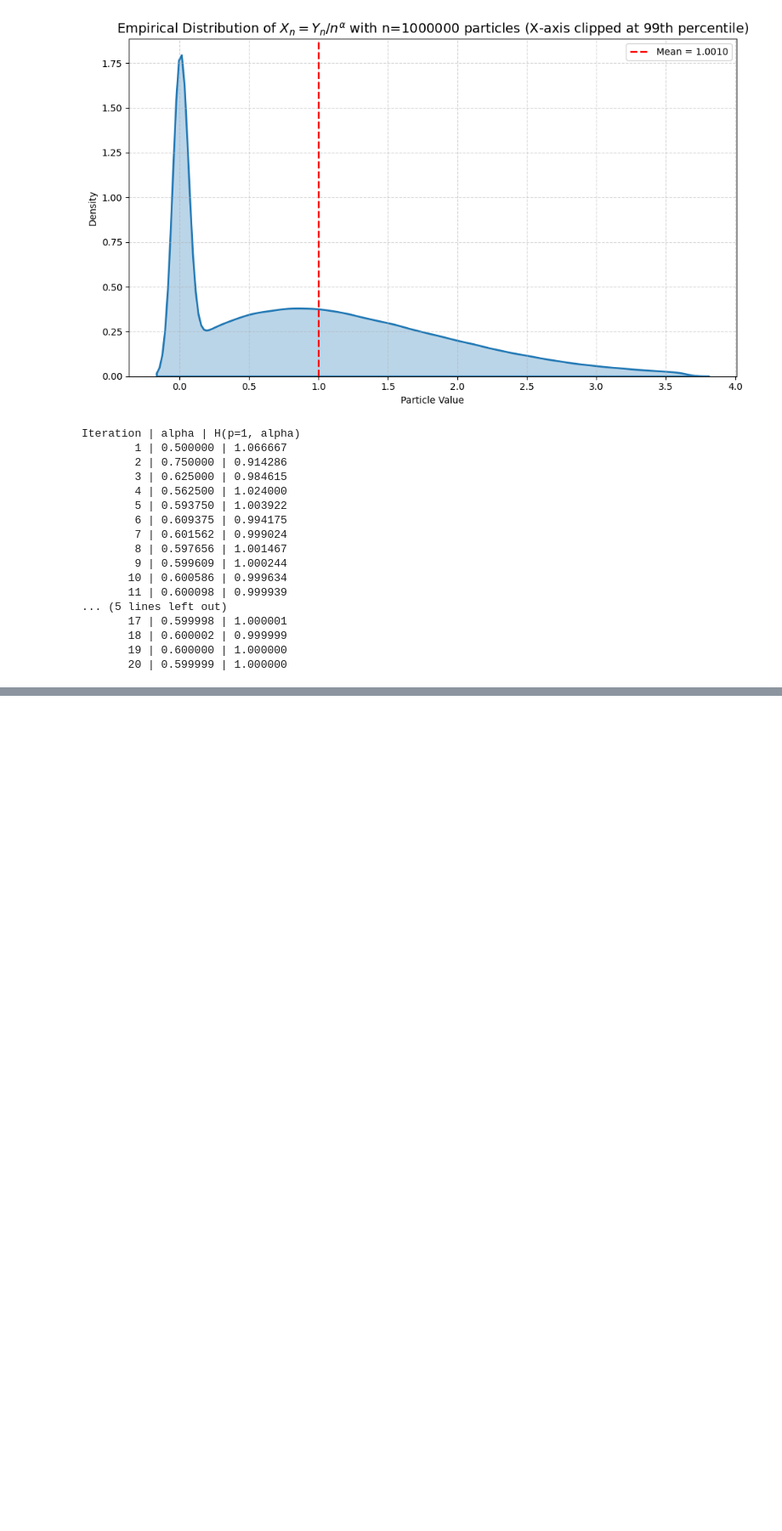
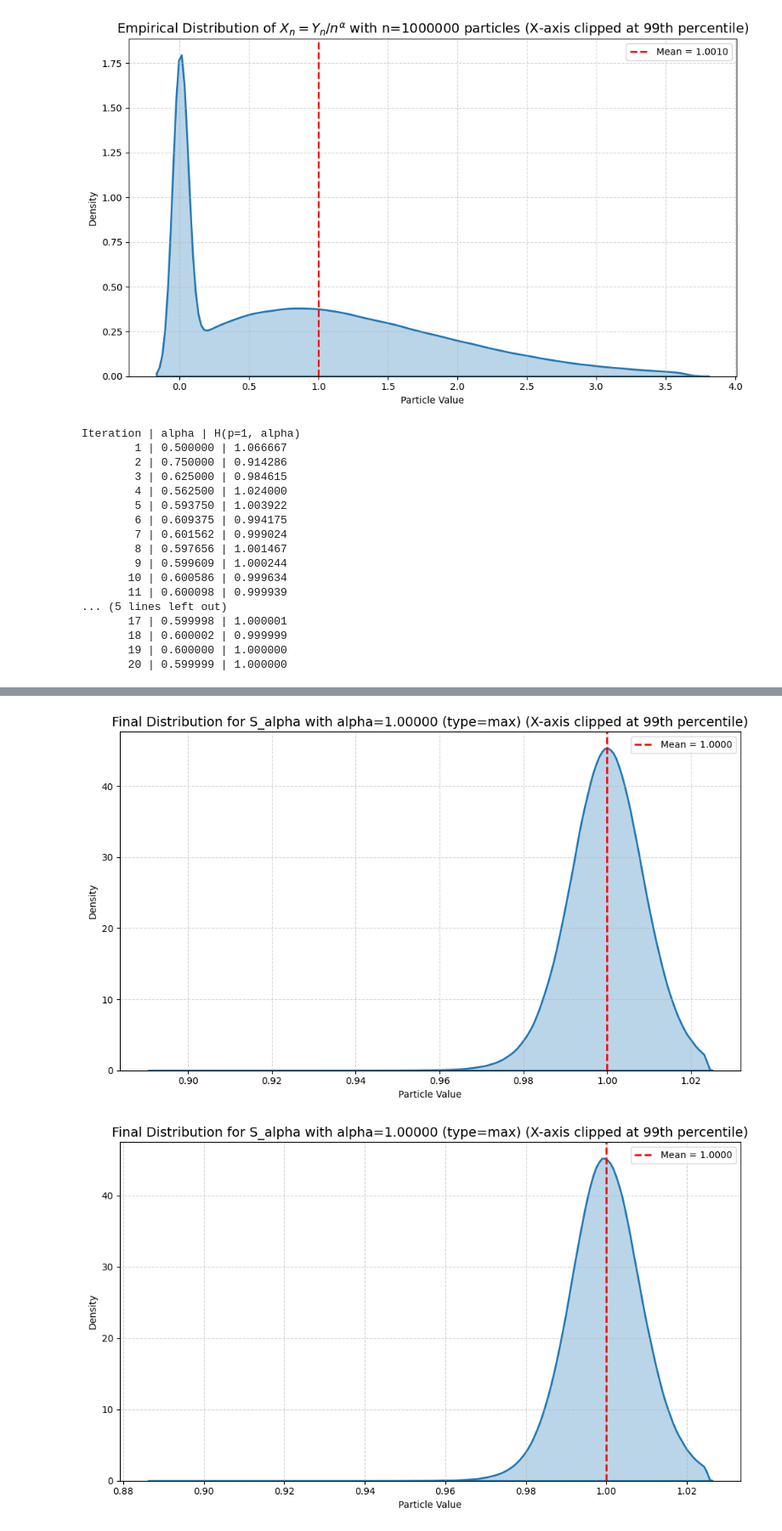
Before and after one commit to mintcd/m2-bezout, a Jupyter notebook: internship/src/notebooks/fixed_point.ipynb, the cells around one changed output, grey strips where cells are left out. Shown at 85% size. Saved outputs shown, nothing was run; the diff lists cells and outputs as text; code cells hidden in the pictures; blank space fills up the shorter version.

```diff
--- a/internship/src/notebooks/fixed_point.ipynb
+++ b/internship/src/notebooks/fixed_point.ipynb
@@ -635,0 +696,6 @@ Iteration | alpha | H(p=1, alpha)
+# %%
+plot_distribution(X_final, title=f"Final Distribution for S_alpha with alpha={alpha:.5f} (type=max)", clip_percentile=99)
+plot_distribution(Y_final, title=f"Final Distribution for S_alpha with alpha={alpha:.5f} (type=max)", clip_percentile=99)
+# %% [output]
+[figure, added]
+[figure, added]
```
Also changed, not shown: parts of 19 cells of this notebook, 16 other files.
